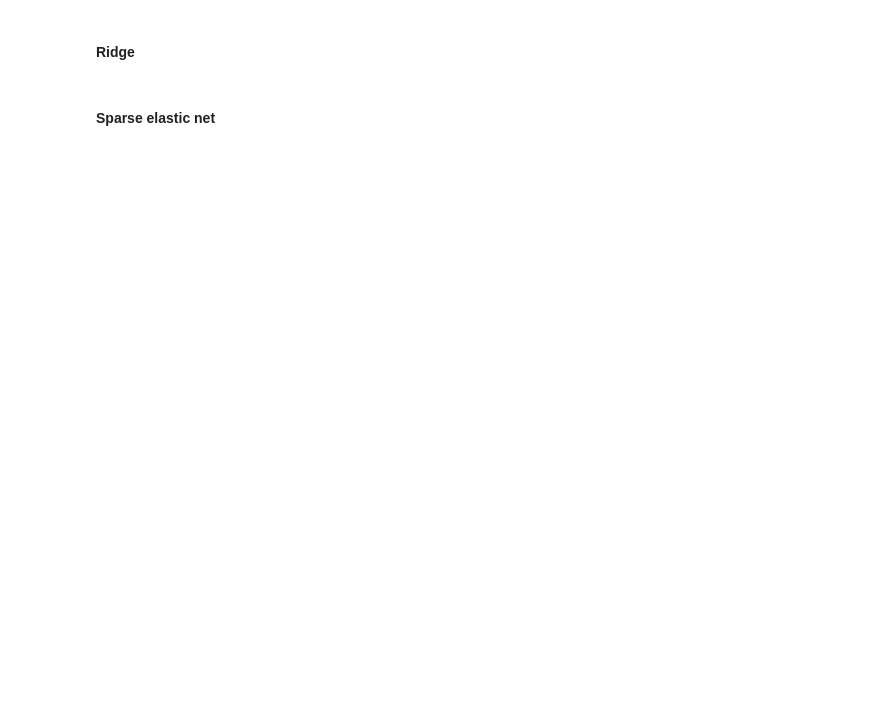
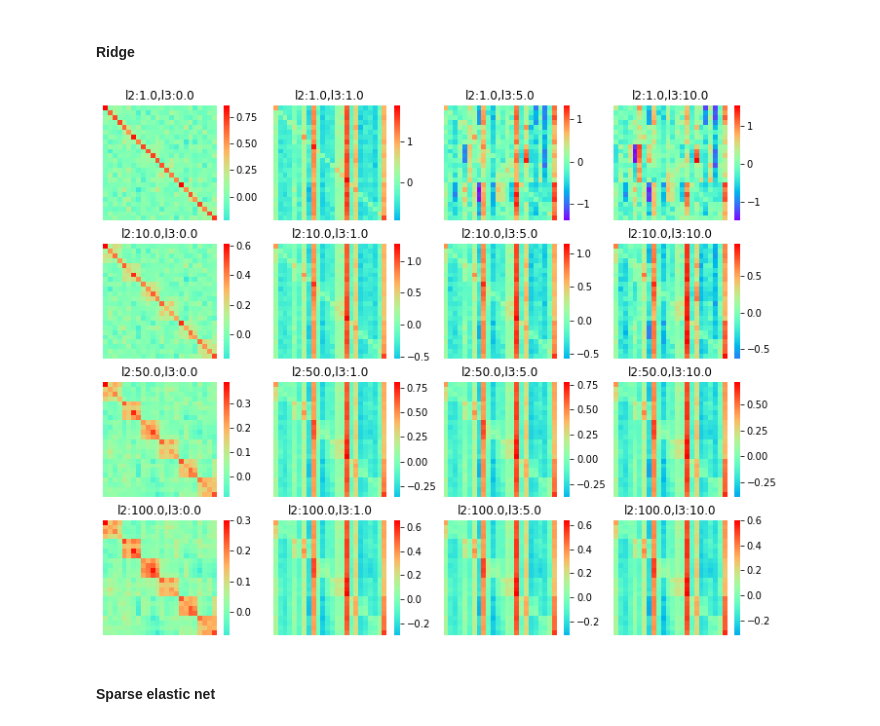
Before and after one commit to ShannaLiu/RSP, a Jupyter notebook: Select_cluster/Experiments/diamond.ipynb, the cells around one changed output. Cells and saved outputs as stored; diff of their text form; code cells hidden in the pictures; blank space fills up the shorter version.

```diff
--- a/Select_cluster/Experiments/diamond.ipynb
+++ b/Select_cluster/Experiments/diamond.ipynb
@@ -115,22 +99,24 @@ del l3s
 #### Ridge
 # %%
 l2s = np.float32([1, 10, 50, 100])
-l3s = np.float32([1, 5, 10, 20])
+l3s = np.float32([0, 1, 5, 10])
 num2 = len(l2s)
 num3 = len(l3s)
 num = num2 * num3
 flag = 1
 f = plt.figure(figsize=(12,10))
 for j in range(num2):
     for k in range(num3):
         ax0 = f.add_subplot(np.int0(np.ceil(num/4)), 4, flag)
         ele = RidgeEstimator(l1=0, l2=l2s[j], l3=l3s[k], Gamma=Gamma, D=D, method='cp', solver='SCS', diag_pen=True)
         ele.fit(node_features, maxiter=1000)
         ele.heatplot(xticklabels=False, yticklabels=False, cbar=True)
         ax0.set_title('l2:'+str(l2s[j])+','+'l3:'+str(np.round(l3s[k])))
         flag = flag+1
 del l2s
 del l3s
+# %% [output]
+[figure, added]
 # %% [markdown]
 #### Sparse elastic net
 # %%
```
Also changed, not shown: parts of 11 cells of this notebook, 8 other files.
